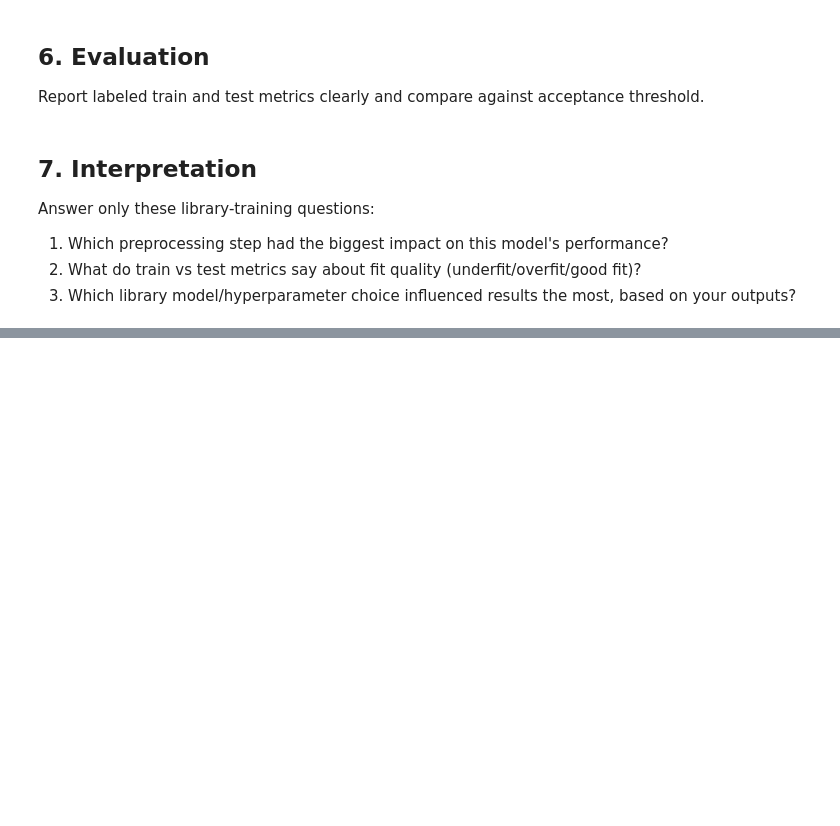
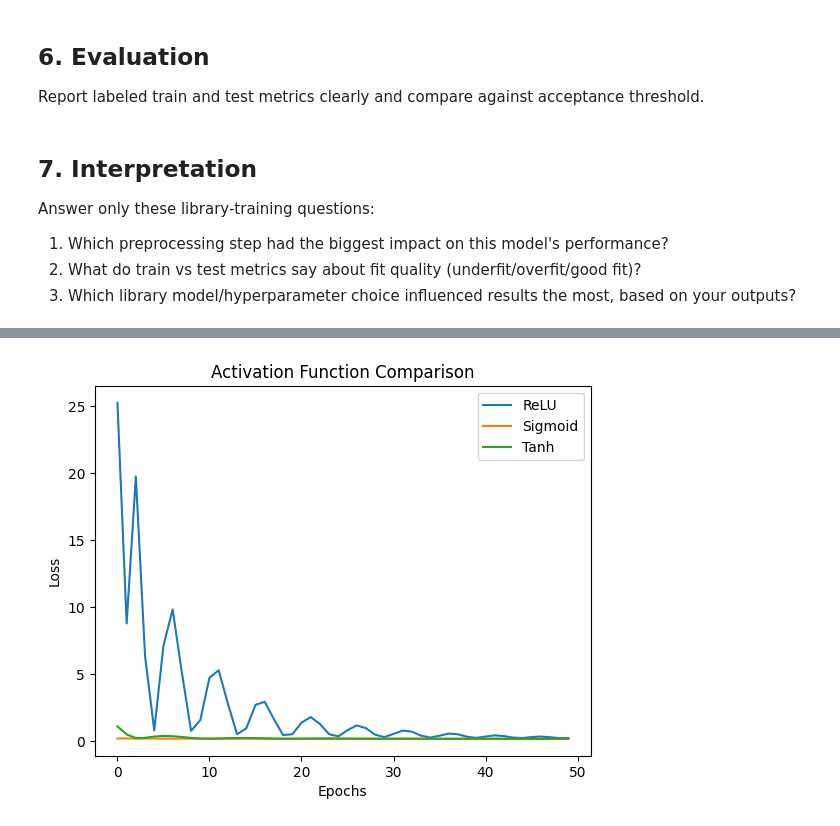
Before and after one commit to iiitl/Neural-Networks, a Jupyter notebook: library/training.ipynb, the cells around one changed output, grey strips where cells are left out. Cells and saved outputs as stored; diff of their text form; code cells hidden in the pictures; blank space fills up the shorter version.

Commit message:
Closes #6 - Activation function comparison

```diff
--- a/library/training.ipynb
+++ b/library/training.ipynb
@@ -27,0 +54,3 @@ Answer only these library-training questions:
+# %%
+X = df.drop(columns=["quality", "quality_binary"])
+y = df["quality_binary"]
@@ -27,0 +63,5 @@ Answer only these library-training questions:
+# %%
+import torch
+
+X_train = torch.tensor(X_train.values, dtype=torch.float32)
+y_train = torch.tensor(y_train.values, dtype=torch.float32).view(-1, 1)
@@ -27,0 +82,39 @@ Answer only these library-training questions:
+# %%
+activations = {
+    "ReLU": nn.ReLU(),
+    "Sigmoid": nn.Sigmoid(),
+    "Tanh": nn.Tanh()
+}
+
+loss_history = {}
+# %%
+for name, act in activations.items():
+    model = Net(act)
+    optimizer = torch.optim.Adam(model.parameters(), lr=0.01)
+    criterion = nn.MSELoss()
+
+    losses = []
+
+    for epoch in range(50):
+        optimizer.zero_grad()
+        output = model(X_train)
+        loss = criterion(output, y_train)
+        loss.backward()
+        optimizer.step()
+
+        losses.append(loss.item())
+
+    loss_history[name] = losses
+# %%
+import matplotlib.pyplot as plt
+
+for name, losses in loss_history.items():
+    plt.plot(losses, label=name)
+
+plt.xlabel("Epochs")
+plt.ylabel("Loss")
+plt.title("Activation Function Comparison")
+plt.legend()
+plt.show()
+# %% [output]
+[figure, added]
```
Also changed, not shown: parts of 4 cells of this notebook.
